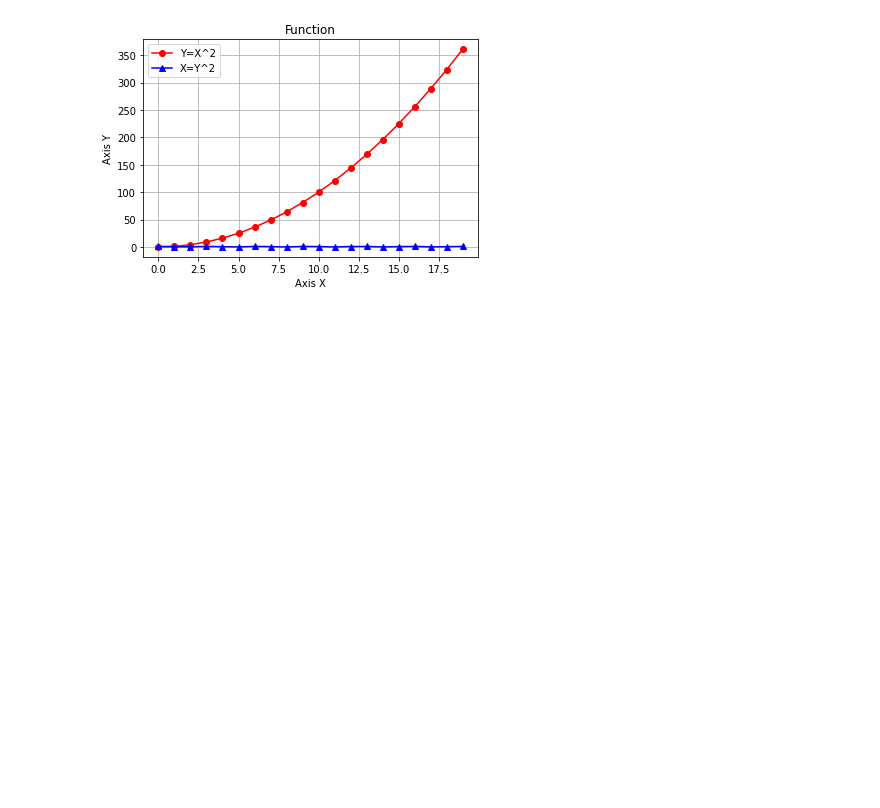
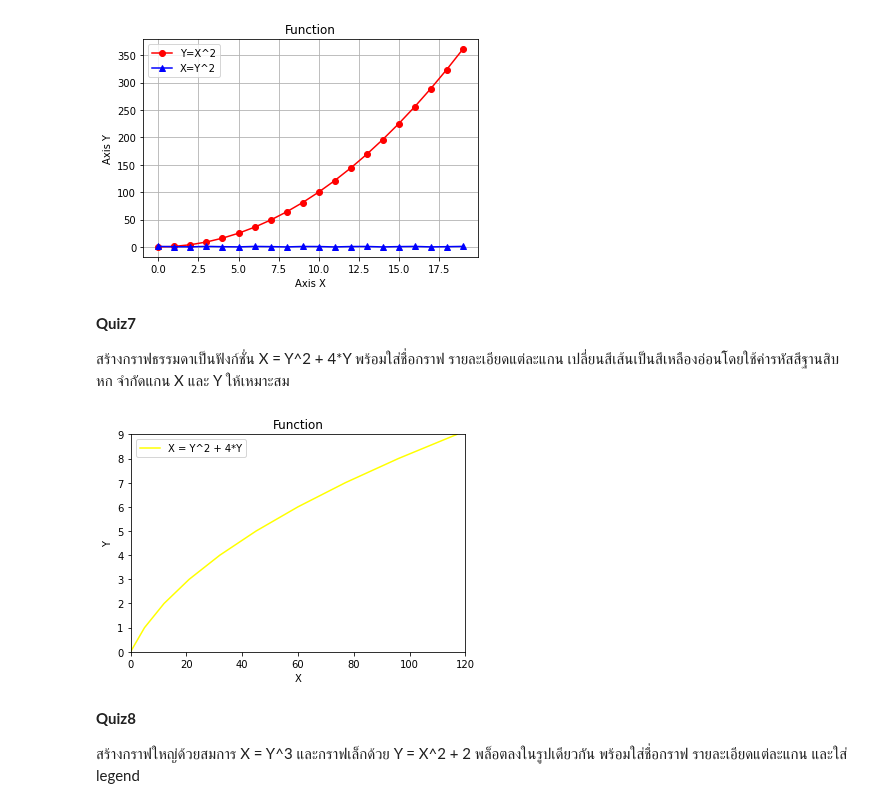
Before and after one commit to deen666/Homework_DataCamp2, a Jupyter notebook: Matplotlib/Matplotlib.ipynb, the cells around one changed output. Saved outputs shown, nothing was run; the diff lists cells and outputs as text; code cells hidden in the pictures; blank space fills up the shorter version.

Commit message:
Matplotlib Quiz7

```diff
--- a/Matplotlib/Matplotlib.ipynb
+++ b/Matplotlib/Matplotlib.ipynb
@@ -102,3 +101,27 @@ plt.legend(loc=0)
 plt.show()
 # %% [output]
 [figure]
+# %% [markdown]
+**Quiz7**
+
+สร้างกราฟธรรมดาเป็นฟังก์ชั่น X = Y^2 + 4*Y พร้อมใส่ชื่อกราฟ รายละเอียดแต่ละแกน เปลี่ยนสีเส้นเป็นสีเหลืองอ่อนโดยใช้ค่ารหัสสีฐานสิบหก จำกัดแกน X และ Y ให้เหมาะสม
+# %%
+#Quiz7
+y = np.arange(0,10)
+y = np.array(y)
+x = (y**2) + (4*y)
+#print(x)
+plt.plot(x,y,c='#FFFF00',label='X = Y^2 + 4*Y')
+plt.xlabel('X')
+plt.ylabel('Y')
+plt.title('Function')
+plt.xlim([0,120])
+plt.ylim([0,9])
+plt.legend(loc=0)
+plt.show()
+# %% [output]
+[figure, added]
+# %% [markdown]
+**Quiz8**
+
+สร้างกราฟใหญ่ด้วยสมการ X = Y^3 และกราฟเล็กด้วย Y = X^2 + 2 พล็อตลงในรูปเดียวกัน พร้อมใส่ชื่อกราฟ รายละเอียดแต่ละแกน และใส่ legend
```
Also changed, not shown: parts of 1 cell of this notebook.
